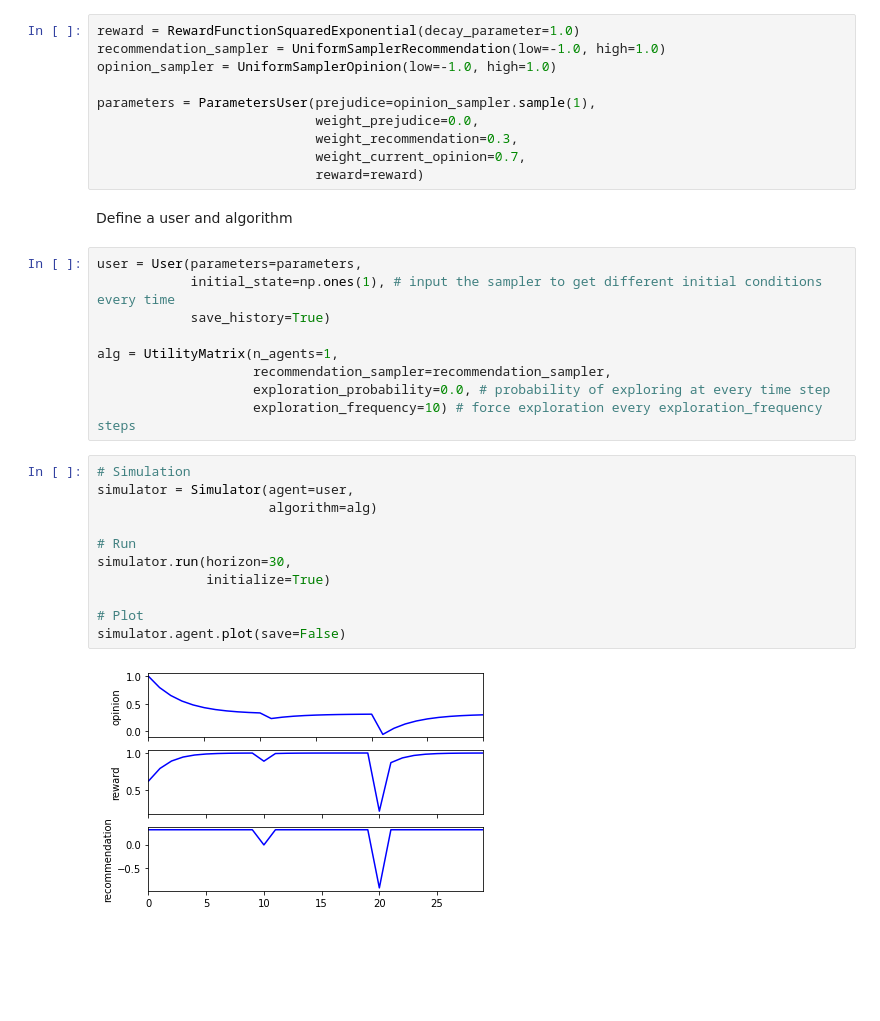
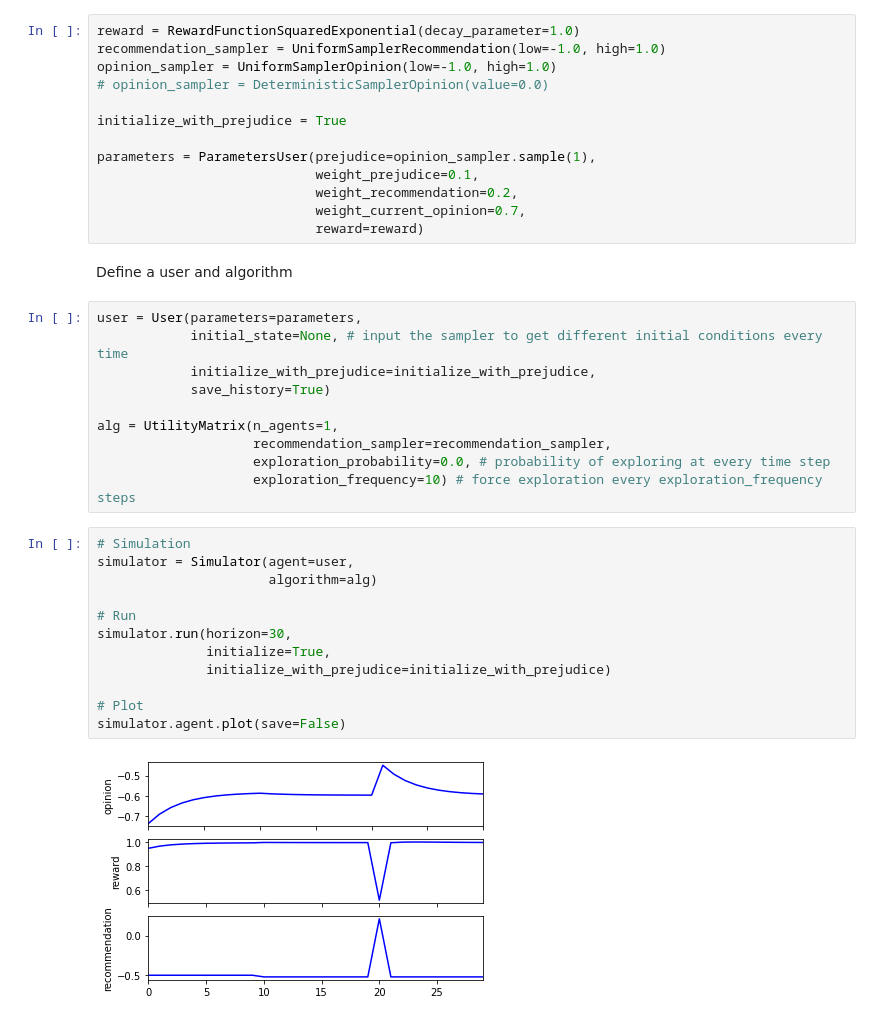
Before and after one commit to paganick/dynamics-of-recommender-systems, a Jupyter notebook: code/main_user.ipynb, the cells around one changed output. Saved outputs shown, nothing was run; the diff lists cells and outputs as text; blank space fills up the shorter version.

```diff
--- a/code/main_user.ipynb
+++ b/code/main_user.ipynb
@@ -14,17 +14,21 @@ Define parameters
 reward = RewardFunctionSquaredExponential(decay_parameter=1.0)
 recommendation_sampler = UniformSamplerRecommendation(low=-1.0, high=1.0)
 opinion_sampler = UniformSamplerOpinion(low=-1.0, high=1.0)
+# opinion_sampler = DeterministicSamplerOpinion(value=0.0)
+
+initialize_with_prejudice = True
 
 parameters = ParametersUser(prejudice=opinion_sampler.sample(1),
-                            weight_prejudice=0.0,
-                            weight_recommendation=0.3,
+                            weight_prejudice=0.1,
+                            weight_recommendation=0.2,
                             weight_current_opinion=0.7,
                             reward=reward)
 # %% [markdown]
 Define a user and algorithm
 # %%
 user = User(parameters=parameters,
-            initial_state=np.ones(1), # input the sampler to get different initial conditions every time
+            initial_state=None, # input the sampler to get different initial conditions every time
+            initialize_with_prejudice=initialize_with_prejudice,
             save_history=True)
 
 alg = UtilityMatrix(n_agents=1,
@@ -34,13 +38,14 @@ alg = UtilityMatrix(n_agents=1,
 # %%
 # Simulation
 simulator = Simulator(agent=user,
                       algorithm=alg)
 
 # Run
 simulator.run(horizon=30,
-              initialize=True)
+              initialize=True,
+              initialize_with_prejudice=initialize_with_prejudice)
 
 # Plot
 simulator.agent.plot(save=False)
 # %% [output]
-[figure, old version]
+[figure, new version]
```
Also changed, not shown: parts of 1 cell of this notebook, 44 other files.
